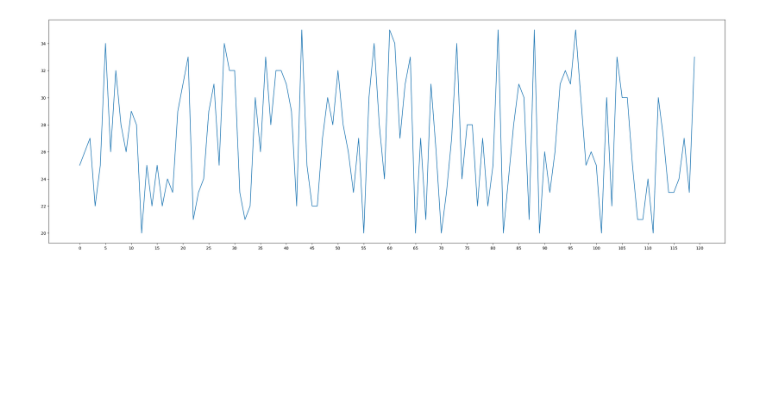
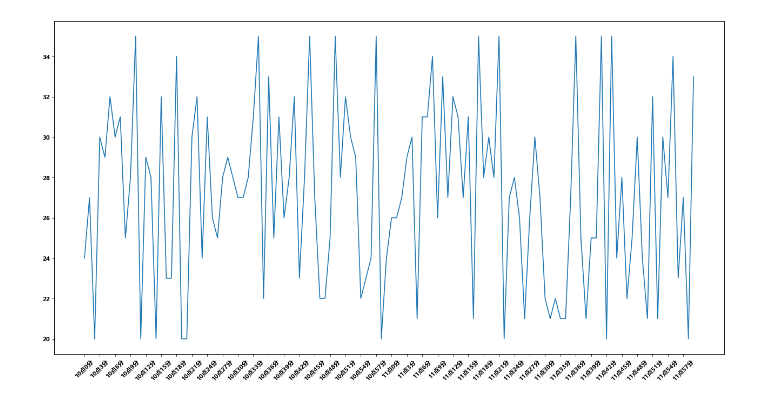
Before and after one commit to V-Alon/Python-LEarning-Record, a Jupyter notebook: day67/天气随机温度显示.ipynb, the cells around one changed output. Cells and saved outputs as stored; diff of their text form; code cells hidden in the pictures; blank space fills up the shorter version.

```diff
--- a/day67/天气随机温度显示.ipynb
+++ b/day67/天气随机温度显示.ipynb
@@ -1,16 +1,28 @@
 # %%
 import random
+
+from matplotlib import font_manager, rcParams
 from matplotlib import pyplot as plt
-fig = plt.figure(figsize=(30,10),dpi=100)
+
+fig = plt.figure(figsize=(20,10),dpi=80)
 # a=[random.randint(20,35) for i in range(120)]
 # print(a)
+# my_font = font_manager.FontProperties(fname='')#使用font设置中文
+#改成中文显示
+font = {'family' : 'Microsoft YaHei',
+        'weight' : 'bold',
+        }
+matplotlib.rc("font", **font)
+matplotlib.rc("font",family="Microsoft YaHei",weight="bold")
+##
+x=range(0,120)
+y=[random.randint(20,35)for i in range(120)]
+plt.plot(x,y)
+_xtick_labels=['10点{}分'.format(i) for i in range(60)]
+_xtick_labels+=['11点{}分'.format(i) for i in range(60)]
+plt.xticks(list(x)[::3],_xtick_labels[::3],rotation=45)
 
-x=range(120)
-y=[random.randint(20,35)for i in range(120)]
-
-plt.xticks(range(0,120+1,5))
-plt.plot(x,y)
 plt.savefig("./weather.png")
 plt.show()
 # %% [output]
-[figure, old version]
+[figure, new version]
```
Also changed, not shown: 1 other file.
